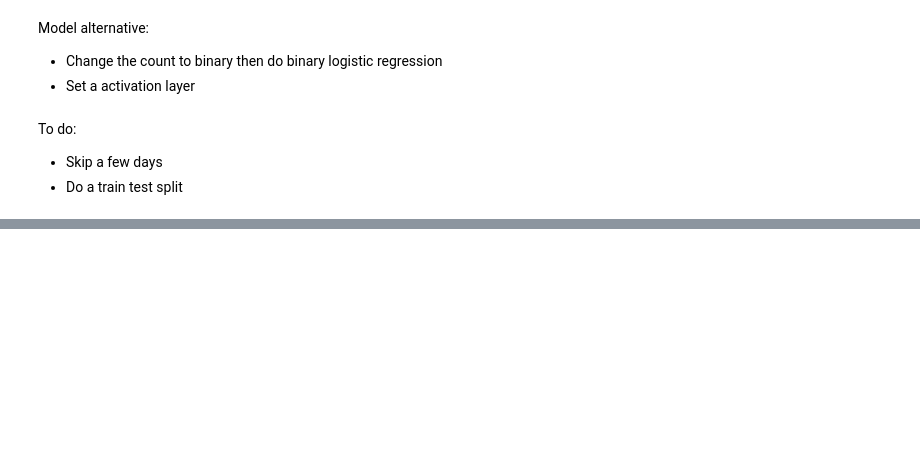
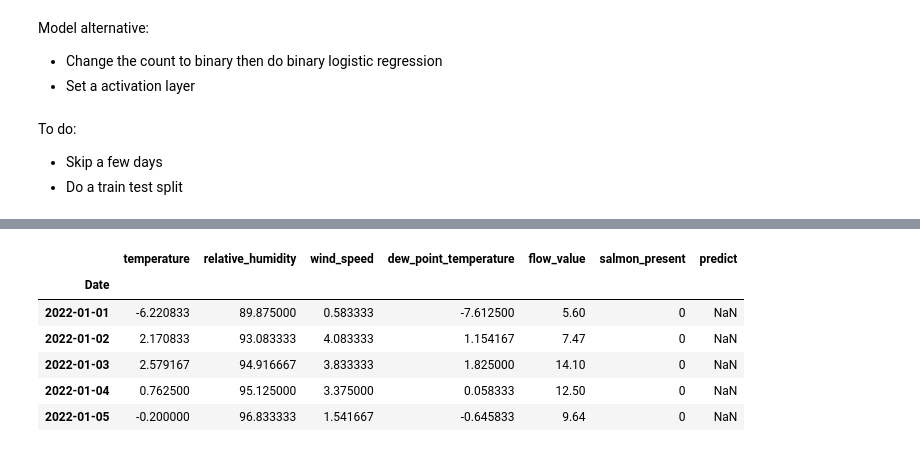
Before and after one commit to brahmwg/Bottlenecks_MDS_Capstone, a Jupyter notebook: outMigration_model/outM.ipynb, the cells around one changed output, grey strips where cells are left out. Drawn from its saved outputs; the diff is of its cells as text; code cells hidden in the pictures; blank space fills up the shorter version.

```diff
--- a/outMigration_model/outM.ipynb
+++ b/outMigration_model/outM.ipynb
@@ -391,0 +429,3 @@ To do:
+# %%
+X_train_bi = cow_bi_lag.drop(columns=["temperature_t-0", "relative_humidity_t-0", "wind_speed_t-0", "dew_point_temperature_t-0", "flow_value_t-0", "salmon_present_t-0"]).to_numpy().reshape(-1,6*SEQUENCE_LENGTH)
+y_train_bi = cow_bi_lag[["salmon_present_t-0"]].to_numpy().ravel()
@@ -391,0 +434,3 @@ To do:
+# %%
+scaler = StandardScaler()
+X_train_scaled_bi = scaler.fit_transform(X_train_bi)
@@ -391,0 +459,19 @@ To do:
+# %%
+predictions = model.predict(X_train_scaled_bi)
+
+
+trained_indices = cow_bi_lag.index
+
+temp_df = pd.DataFrame(predictions, index=trained_indices, columns=['predict'])
+
+full_cow2223_bi = full_cow2223_bi.merge(temp_df, how='left', left_index=True, right_index=True)
+# %%
+full_cow2223_bi.head()
+# %% [output]
+|  | temperature | relative_humidity | wind_speed | dew_point_temperature | flow_value | salmon_present | predict |
+| Date |  |  |  |  |  |  |  |
+| 2022-01-01 | -6.220833 | 89.875000 | 0.583333 | -7.612500 | 5.60 | 0 | NaN |
+| 2022-01-02 | 2.170833 | 93.083333 | 4.083333 | 1.154167 | 7.47 | 0 | NaN |
+| 2022-01-03 | 2.579167 | 94.916667 | 3.833333 | 1.825000 | 14.10 | 0 | NaN |
+| 2022-01-04 | 0.762500 | 95.125000 | 3.375000 | 0.058333 | 12.50 | 0 | NaN |
+| 2022-01-05 | -0.200000 | 96.833333 | 1.541667 | -0.645833 | 9.64 | 0 | NaN |
```
Also changed, not shown: parts of 13 cells of this notebook.
